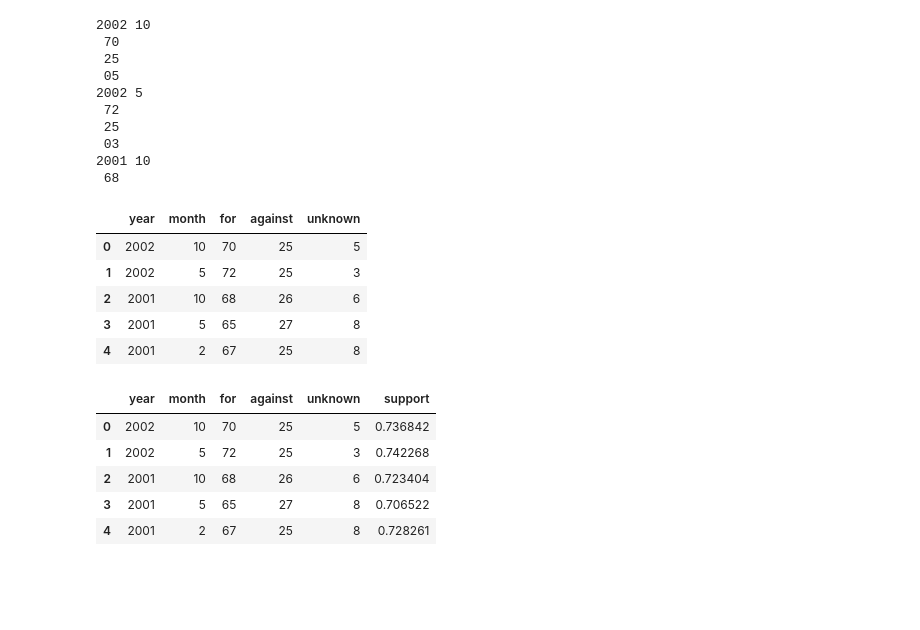
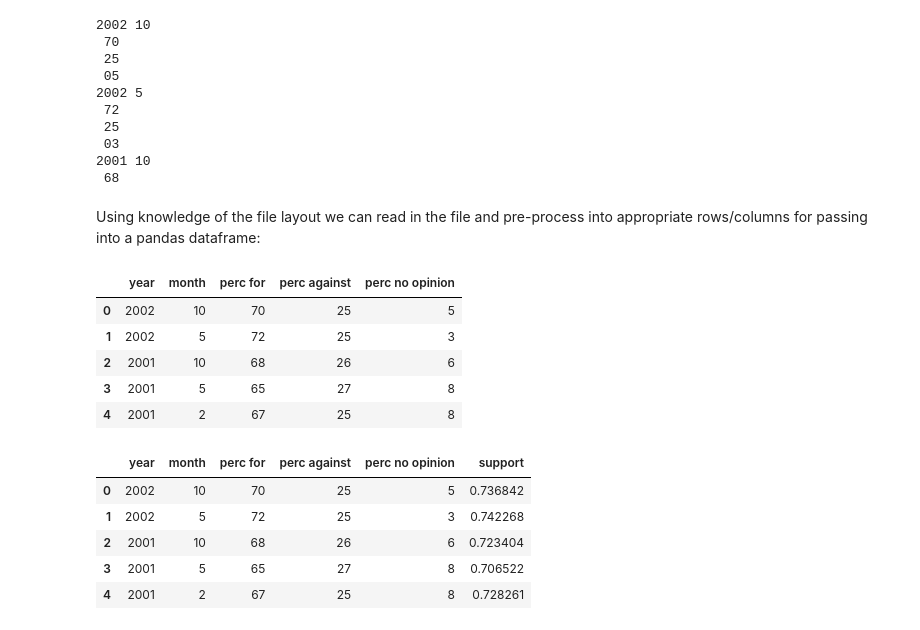
Before and after one commit to cstrelioff/ARM-ipynb, a Jupyter notebook: Chapter2/chptr2.3.ipynb, the cells around one changed output. Saved outputs shown, nothing was run; the diff lists cells and outputs as text; code cells hidden in the pictures; blank space fills up the shorter version.

```diff
--- a/Chapter2/chptr2.3.ipynb
+++ b/Chapter2/chptr2.3.ipynb
@@ -165,25 +175,28 @@ head ../../ARM_Data/death.polls/polls.dat
  03
 2001 10
  68
+# %% [markdown]
+Using knowledge of the file layout we can read in the file and pre-process into
+appropriate rows/columns for passing into a pandas dataframe:
 # %%
 # Data is available in death.polls directory of ARM_Data
 # R: polls <- matrix(scan("../../ARM_Data/death.polls/polls.dat"),
 #                    ncol=5, byrow=TRUE)
 data = []
 temp = []
 ncols = 5
 with open("../../ARM_Data/death.polls/polls.dat") as f:
     for line in f.readlines():
         for d in line.strip().split(' '):
             temp.append(float(d))
         if (len(temp) == ncols):
             data.append(temp)
             temp = []
 
-polls = pd.DataFrame(data, columns=[u'year', u'month', u'for', u'against', u'unknown'])
+polls = pd.DataFrame(data, columns=[u'year', u'month', u'perc for', u'perc against', u'perc no opinion'])
 polls.head()
 # %% [output]
-|  | year | month | for | against | unknown |
+|  | year | month | perc for | perc against | perc no opinion |
 | 0 | 2002 | 10 | 70 | 25 | 5 |
 | 1 | 2002 | 5 | 72 | 25 | 3 |
 | 2 | 2001 | 10 | 68 | 26 | 6 |
@@ -191,10 +204,14 @@ polls.head()
 | 4 | 2001 | 2 | 67 | 25 | 8 |
 # %%
 #R: support <- polls[,3]/(polls[,3]+polls[,4])
-polls[u'support'] = polls[u'for']/(polls[u'for']+polls[u'against'])
+#
+# --Note: this give the (percent) support for thise that have an opinion
+# --The percentage with no opinion are ignored
+# --This results in difference between our plot (below) and the Gallup plot (link above)
+polls[u'support'] = polls[u'perc for']/(polls[u'perc for']+polls[u'perc against'])
 polls.head()
 # %% [output]
-|  | year | month | for | against | unknown | support |
+|  | year | month | perc for | perc against | perc no opinion | support |
 | 0 | 2002 | 10 | 70 | 25 | 5 | 0.736842 |
 | 1 | 2002 | 5 | 72 | 25 | 3 | 0.742268 |
 | 2 | 2001 | 10 | 68 | 26 | 6 | 0.723404 |
```
Also changed, not shown: parts of 25 cells of this notebook, 1 other file.
